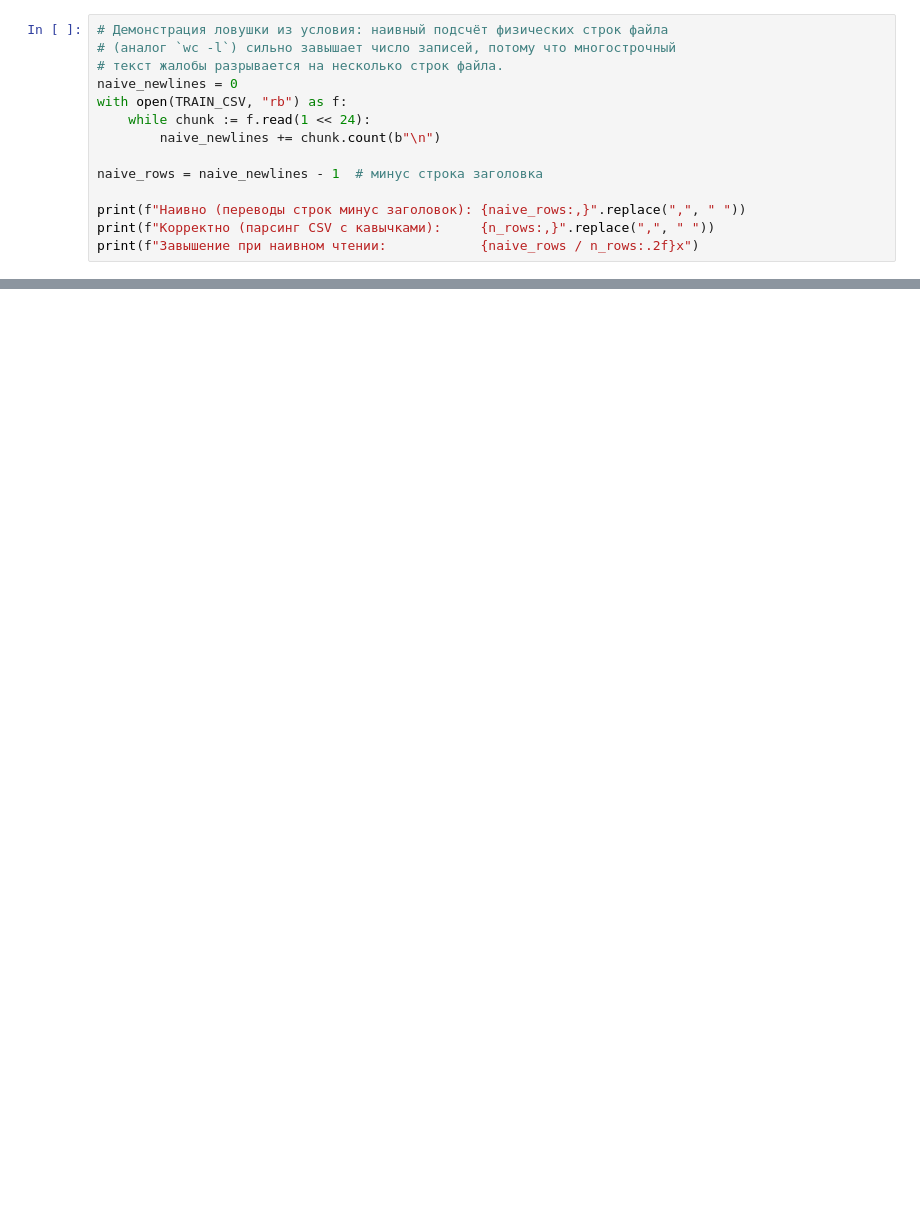
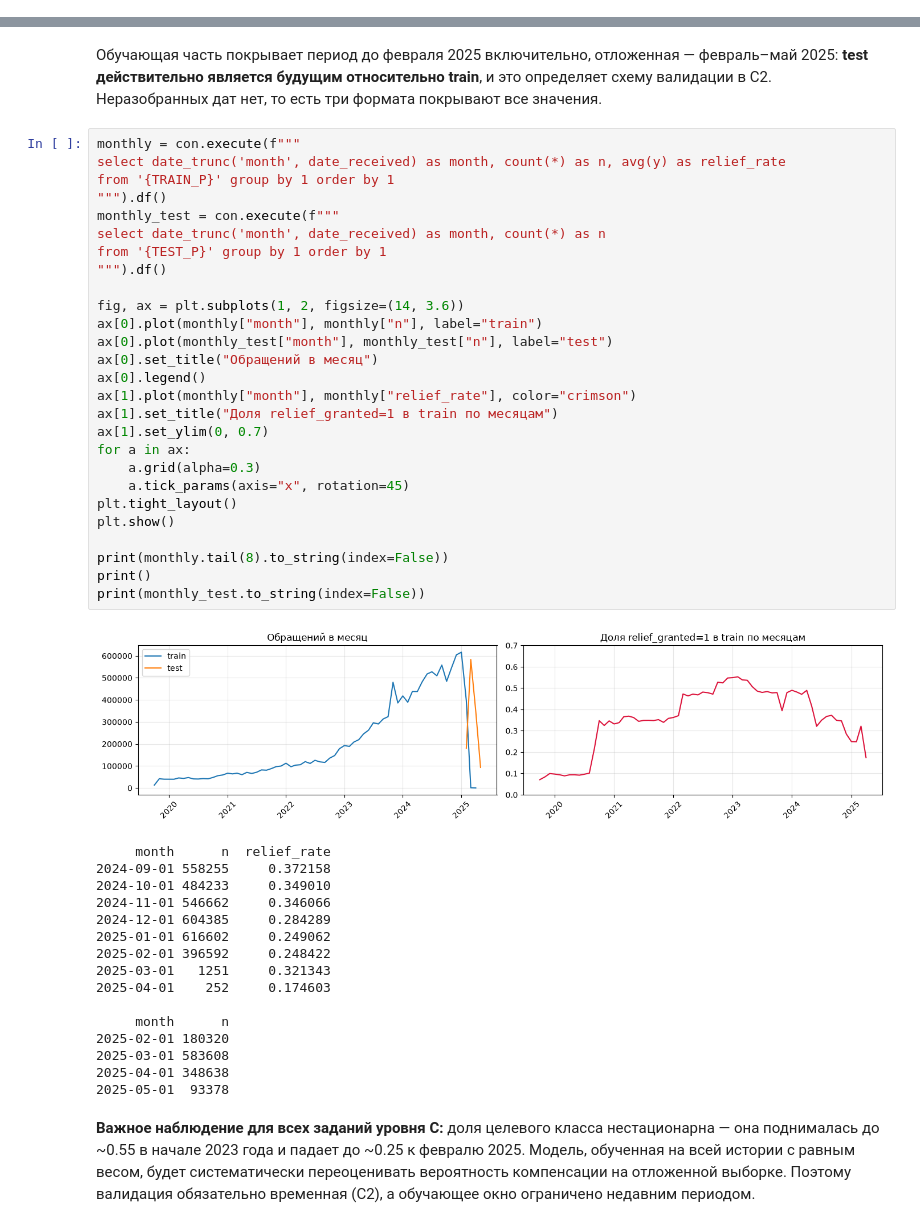
Before and after one commit to timur-itmo-ai-2026/eda-ml, a Jupyter notebook: notebooks/solution.ipynb, the cells around one changed output, grey strips where cells are left out. Drawn from its saved outputs; the diff is of its cells as text; blank space fills up the shorter version.

```diff
--- a/notebooks/solution.ipynb
+++ b/notebooks/solution.ipynb
@@ -111,14 +0,0 @@ for i, name in enumerate(columns, 1):
-# %%
-# Демонстрация ловушки из условия: наивный подсчёт физических строк файла
-# (аналог `wc -l`) сильно завышает число записей, потому что многострочный
-# текст жалобы разрывается на несколько строк файла.
-naive_newlines = 0
-with open(TRAIN_CSV, "rb") as f:
-    while chunk := f.read(1 << 24):
-        naive_newlines += chunk.count(b"\n")
-
-naive_rows = naive_newlines - 1  # минус строка заголовка
-
-print(f"Наивно (переводы строк минус заголовок): {naive_rows:,}".replace(",", " "))
-print(f"Корректно (парсинг CSV с кавычками):     {n_rows:,}".replace(",", " "))
-print(f"Завышение при наивном чтении:            {naive_rows / n_rows:.2f}x")
@@ -371,0 +212,53 @@ print("Альтернативный порядок, если считать то
+# %% [markdown]
+Обучающая часть покрывает период до февраля 2025 включительно, отложенная — февраль–май 2025:
+**test действительно является будущим относительно train**, и это определяет схему валидации в C2.
+Неразобранных дат нет, то есть три формата покрывают все значения.
+# %%
+monthly = con.execute(f"""
+select date_trunc('month', date_received) as month, count(*) as n, avg(y) as relief_rate
+from '{TRAIN_P}' group by 1 order by 1
+""").df()
+monthly_test = con.execute(f"""
+select date_trunc('month', date_received) as month, count(*) as n
+from '{TEST_P}' group by 1 order by 1
+""").df()
+
+fig, ax = plt.subplots(1, 2, figsize=(14, 3.6))
+ax[0].plot(monthly["month"], monthly["n"], label="train")
+ax[0].plot(monthly_test["month"], monthly_test["n"], label="test")
+ax[0].set_title("Обращений в месяц")
+ax[0].legend()
+ax[1].plot(monthly["month"], monthly["relief_rate"], color="crimson")
+ax[1].set_title("Доля relief_granted=1 в train по месяцам")
+ax[1].set_ylim(0, 0.7)
+for a in ax:
+    a.grid(alpha=0.3)
+    a.tick_params(axis="x", rotation=45)
+plt.tight_layout()
+plt.show()
+
+print(monthly.tail(8).to_string(index=False))
+print()
+print(monthly_test.to_string(index=False))
+# %% [output]
+[figure, added]
+     month      n  relief_rate
+2024-09-01 558255     0.372158
+2024-10-01 484233     0.349010
+2024-11-01 546662     0.346066
+2024-12-01 604385     0.284289
+2025-01-01 616602     0.249062
+2025-02-01 396592     0.248422
+2025-03-01   1251     0.321343
+2025-04-01    252     0.174603
+
+     month      n
+2025-02-01 180320
+2025-03-01 583608
+2025-04-01 348638
+2025-05-01  93378
+# %% [markdown]
+**Важное наблюдение для всех заданий уровня C:** доля целевого класса нестационарна — она поднималась до
+~0.55 в начале 2023 года и падает до ~0.25 к февралю 2025. Модель, обученная на всей истории с равным
+весом, будет систематически переоценивать вероятность компенсации на отложенной выборке. Поэтому
+валидация обязательно временная (C2), а обучающее окно ограничено недавним периодом.
```
Also changed, not shown: parts of 84 cells of this notebook, 5 other files.
